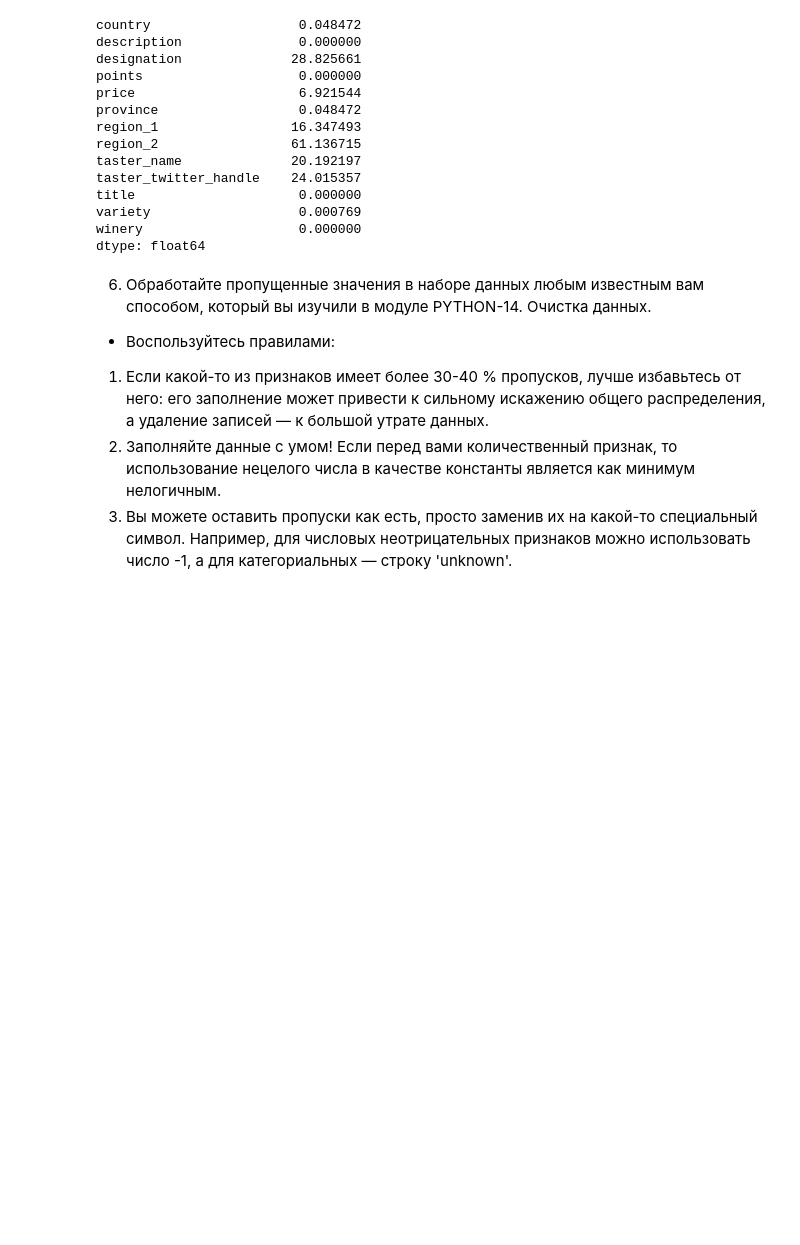
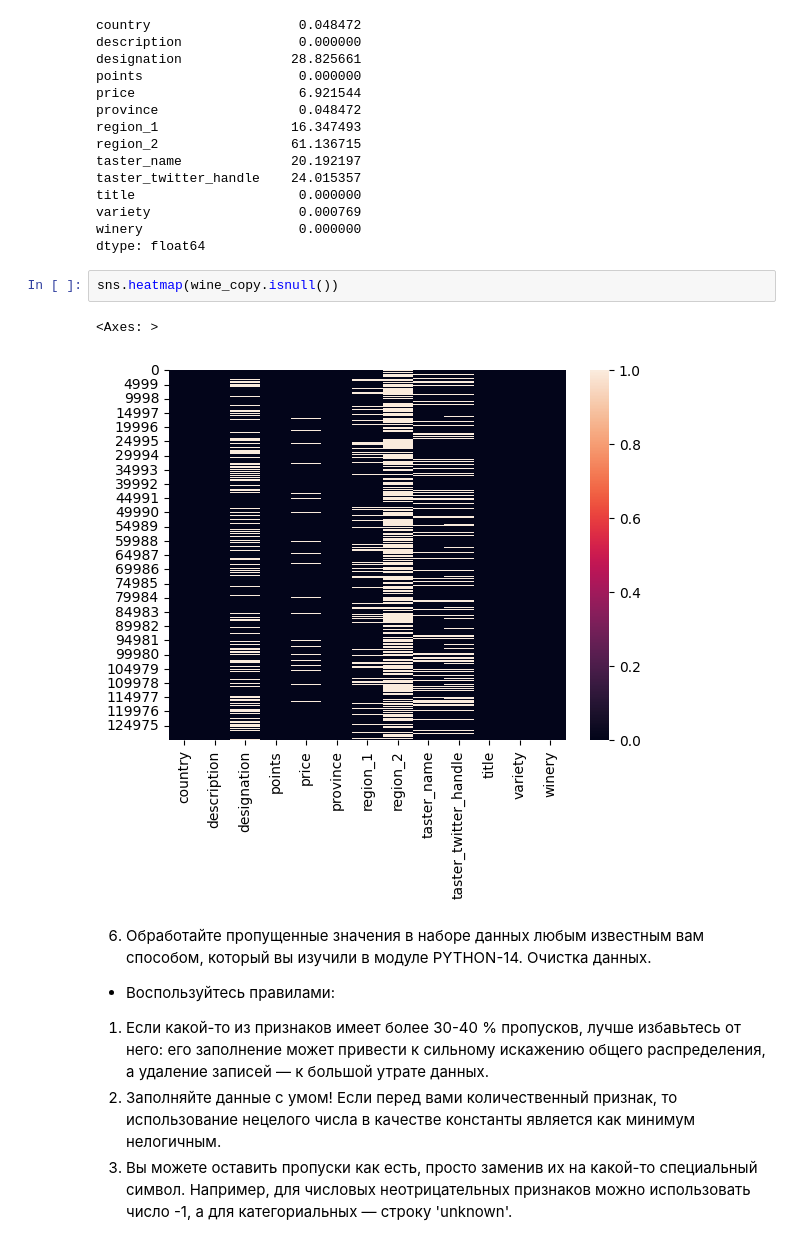
Before and after one commit to AbiNazim/Study_DataScience, a Jupyter notebook: Учеба/EDA/EDA-1. Введение в разведывательный анализ данных. Алгоритмы и методы EDA.ipynb, the cells around one changed output. Cells and saved outputs as stored; diff of their text form; blank space fills up the shorter version.

```diff
--- a/Учеба/EDA/EDA-1. Введение в разведывательный анализ данных. Алгоритмы и методы EDA.ipynb
+++ b/Учеба/EDA/EDA-1. Введение в разведывательный анализ данных. Алгоритмы и методы EDA.ipynb
@@ -140,6 +141,11 @@ title                     0.000000
 variety                   0.000769
 winery                    0.000000
 dtype: float64
+# %%
+sns.heatmap(wine_copy.isnull())
+# %% [output]
+<Axes: >
+[figure, added]
 # %% [markdown]
 6. Обработайте пропущенные значения в наборе данных любым известным вам способом, который вы изучили в модуле PYTHON-14. Очистка данных.
 
```
Also changed, not shown: parts of 6 cells of this notebook, 2 other files.
